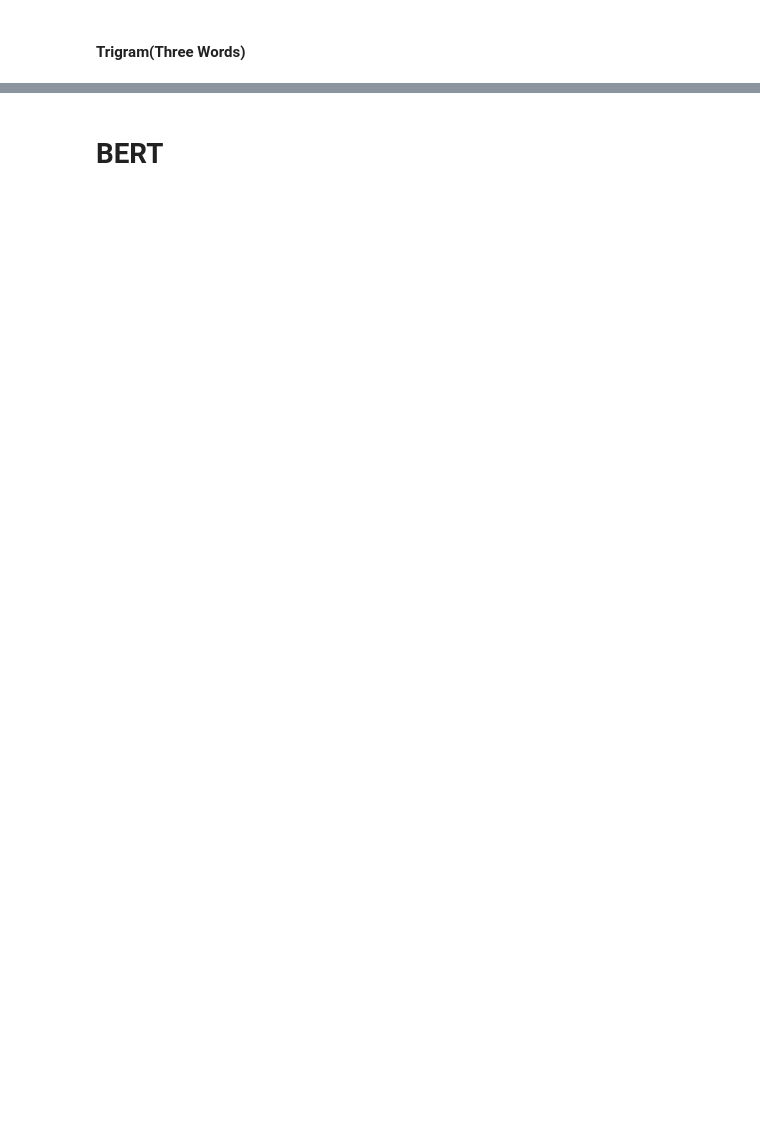
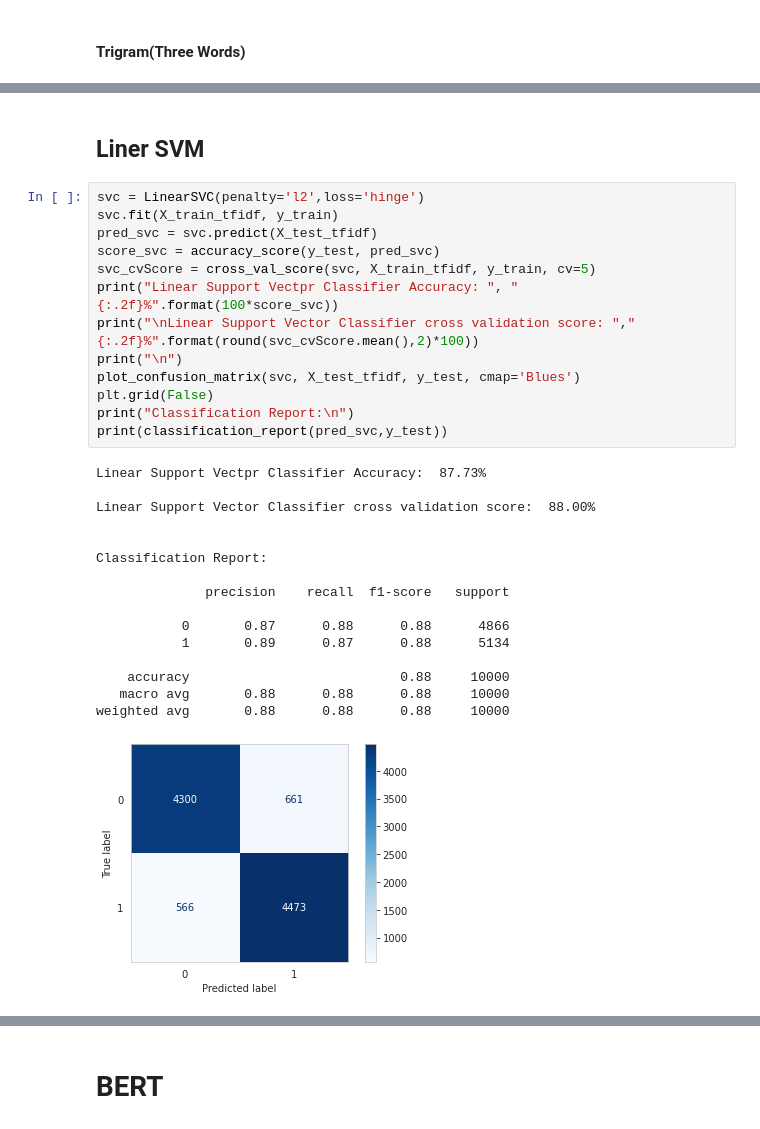
Before and after one commit to karan842/kaggle-notebooks, a Jupyter notebook: sentimental-analysis-of-imdb-reviews.ipynb, the cells around one changed output, grey strips where cells are left out. Cells and saved outputs as stored; diff of their text form; blank space fills up the shorter version.

```diff
--- a/sentimental-analysis-of-imdb-reviews.ipynb
+++ b/sentimental-analysis-of-imdb-reviews.ipynb
@@ -370,0 +503,32 @@ fig.show()
+# %% [markdown]
+## Liner SVM
+# %%
+svc = LinearSVC(penalty='l2',loss='hinge')
+svc.fit(X_train_tfidf, y_train)
+pred_svc = svc.predict(X_test_tfidf)
+score_svc = accuracy_score(y_test, pred_svc)
+svc_cvScore = cross_val_score(svc, X_train_tfidf, y_train, cv=5)
+print("Linear Support Vectpr Classifier Accuracy: ", "{:.2f}%".format(100*score_svc))
+print("\nLinear Support Vector Classifier cross validation score: ","{:.2f}%".format(round(svc_cvScore.mean(),2)*100))
+print("\n")
+plot_confusion_matrix(svc, X_test_tfidf, y_test, cmap='Blues')
+plt.grid(False)
+print("Classification Report:\n")
+print(classification_report(pred_svc,y_test))
+# %% [output]
+Linear Support Vectpr Classifier Accuracy:  87.73%
+
+Linear Support Vector Classifier cross validation score:  88.00%
+
+
+Classification Report:
+
+              precision    recall  f1-score   support
+
+           0       0.87      0.88      0.88      4866
+           1       0.89      0.87      0.88      5134
+
+    accuracy                           0.88     10000
+   macro avg       0.88      0.88      0.88     10000
+weighted avg       0.88      0.88      0.88     10000
+[figure, added]
```
Also changed, not shown: parts of 57 cells of this notebook.
